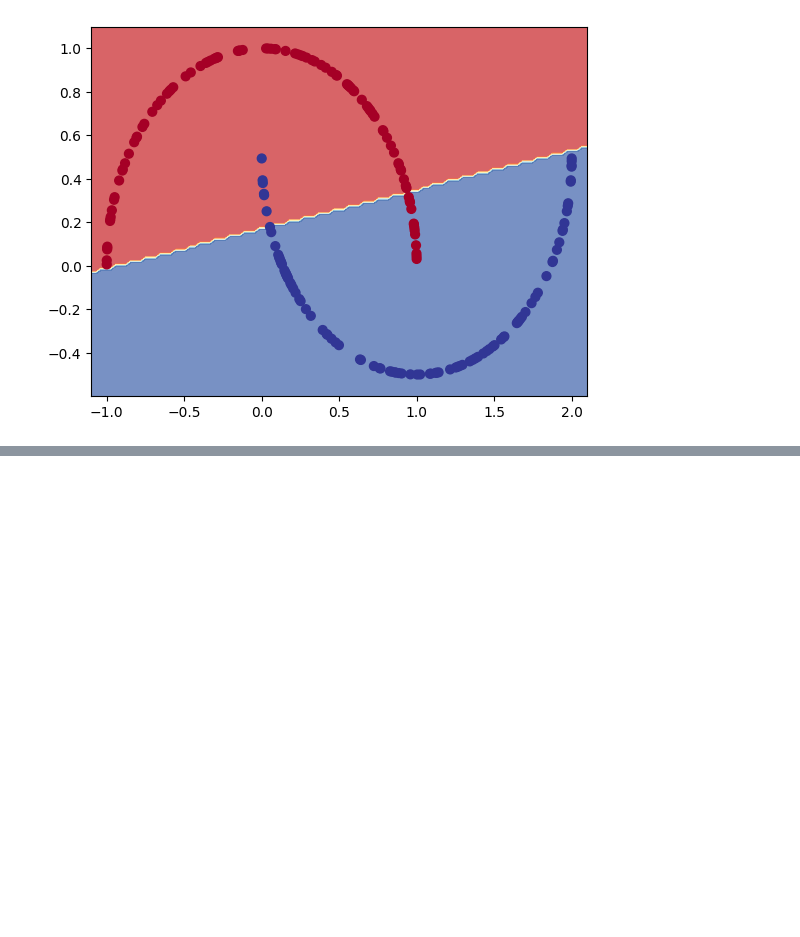
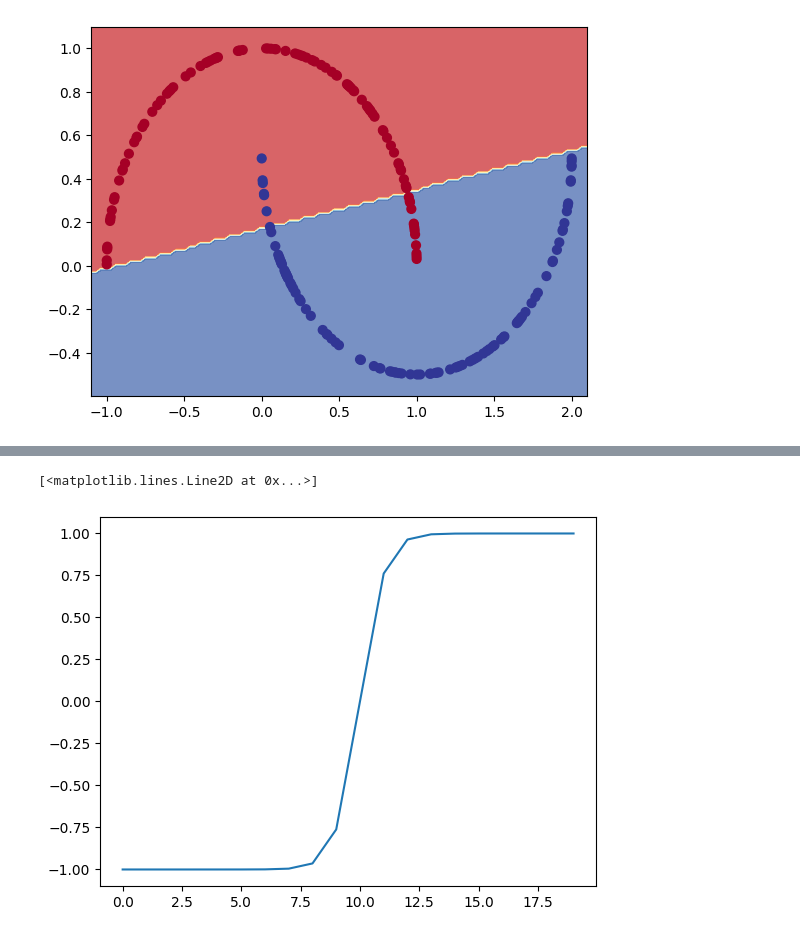
Before and after one commit to Ed-Marcavage/PyTorch, a Jupyter notebook: classification_exercise_refresher.ipynb, the cells around one changed output, grey strips where cells are left out. Saved outputs shown, nothing was run; the diff lists cells and outputs as text; code cells hidden in the pictures; blank space fills up the shorter version.

```diff
--- a/classification_exercise_refresher.ipynb
+++ b/classification_exercise_refresher.ipynb
@@ -268,0 +283,5 @@ plot_decision_boundary(model_0,X_test, y_test)
+# %%
+plt.plot(torch.tanh(A))
+# %% [output]
+[<matplotlib.lines.Line2D at 0x...>]
+[figure, added]
```
Also changed, not shown: parts of 3 cells of this notebook.
